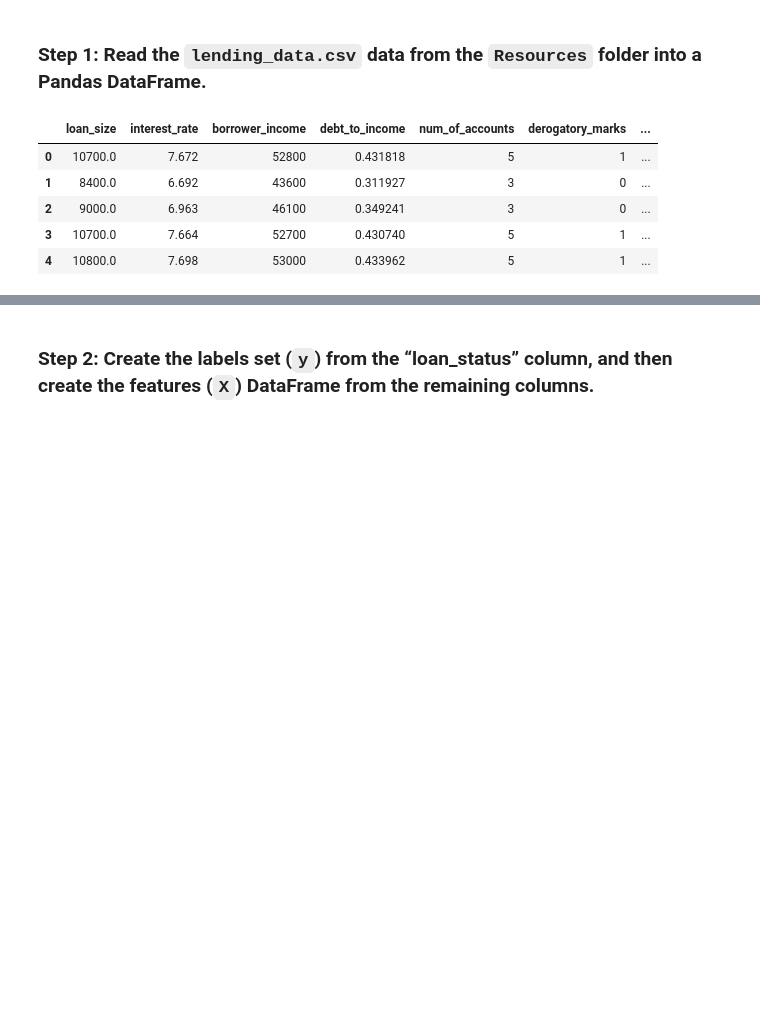
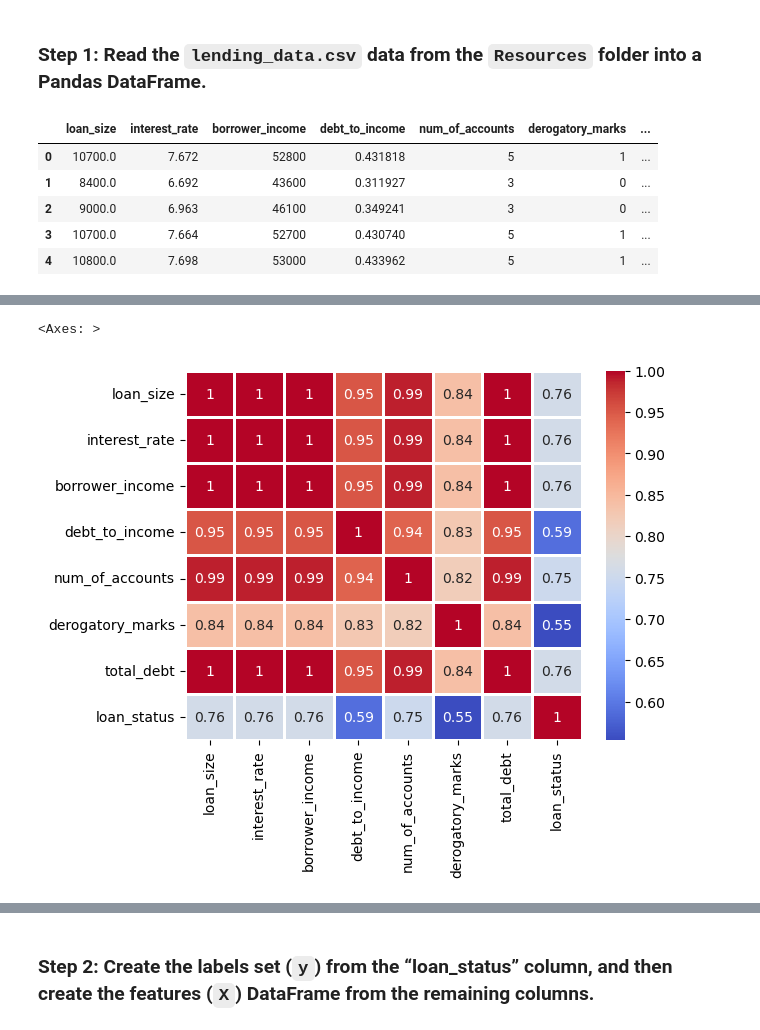
Before and after one commit to Kokolipa/credit-risk-classification, a Jupyter notebook: Starter_Code/credit_risk_classification.ipynb, the cells around one changed output, grey strips where cells are left out. Cells and saved outputs as stored; diff of their text form; code cells hidden in the pictures; blank space fills up the shorter version.

```diff
--- a/Starter_Code/credit_risk_classification.ipynb
+++ b/Starter_Code/credit_risk_classification.ipynb
@@ -28,0 +41,5 @@ lending_data.head()
+# %%
+sns.heatmap(lending_data.corr(), cmap='coolwarm', linewidth = 1, annot=True)
+# %% [output]
+<Axes: >
+[figure, added]
```
Also changed, not shown: parts of 2 cells of this notebook, 3 other files.
